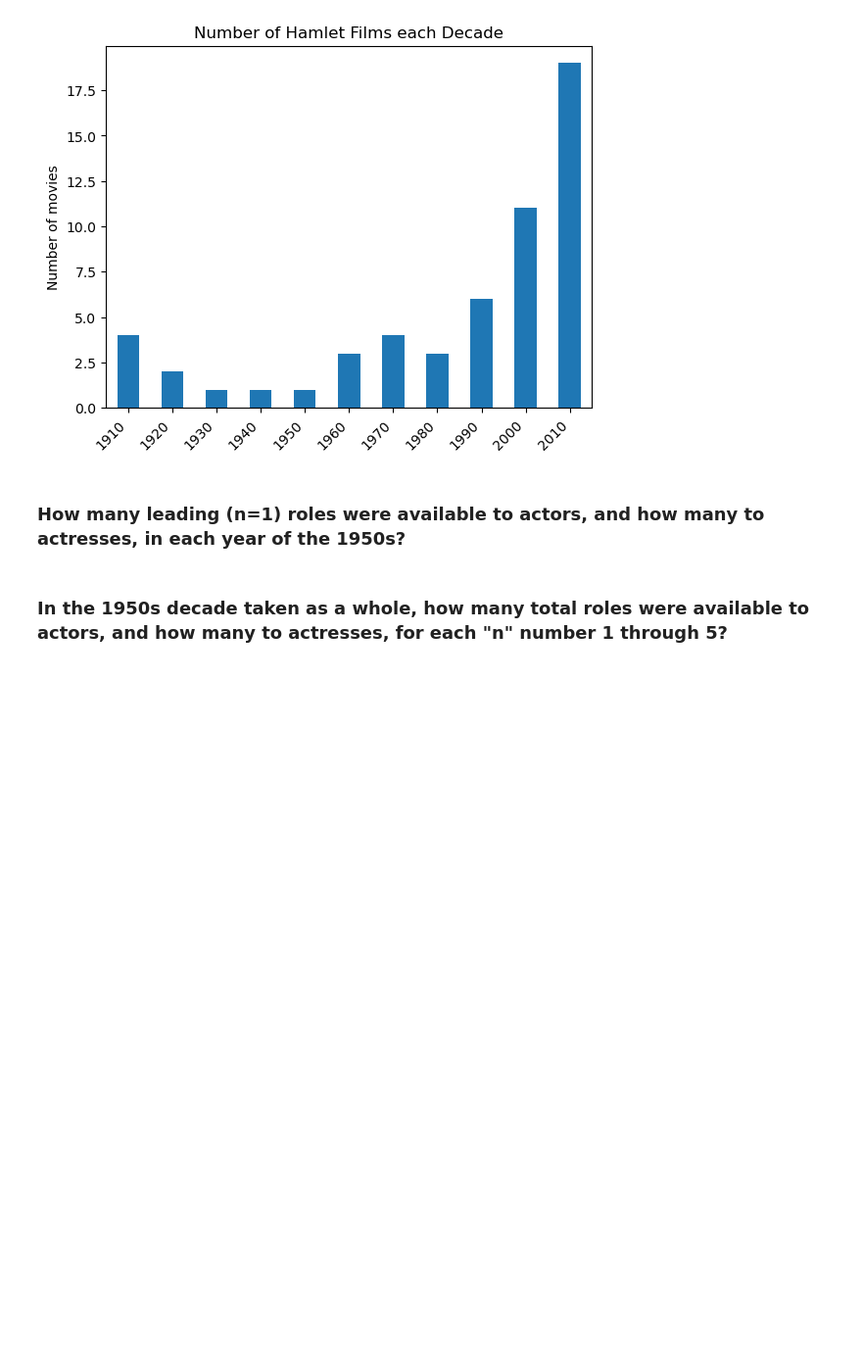
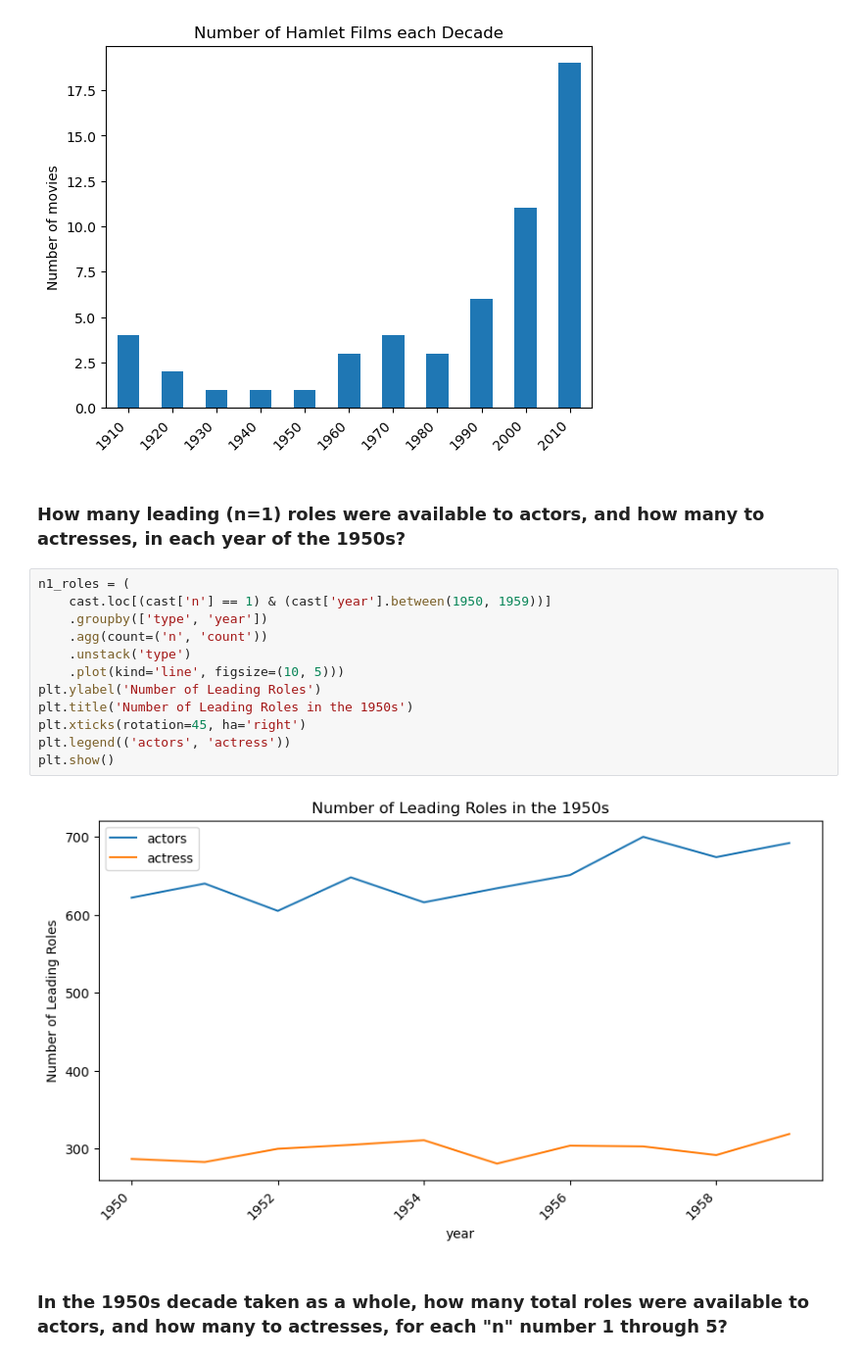
Before and after one commit to ronibars/pycon-pandas-tutorial, a Jupyter notebook: Exercises-3.ipynb, the cells around one changed output. Shown at 98% size. Cells and saved outputs as stored; diff of their text form; blank space fills up the shorter version.

```diff
--- a/Exercises-3.ipynb
+++ b/Exercises-3.ipynb
@@ -57,5 +57,19 @@ plt.show()
 [figure]
 # %% [markdown]
 ### How many leading (n=1) roles were available to actors, and how many to actresses, in each year of the 1950s?
+# %%
+n1_roles = (
+    cast.loc[(cast['n'] == 1) & (cast['year'].between(1950, 1959))]
+    .groupby(['type', 'year'])
+    .agg(count=('n', 'count'))
+    .unstack('type')
+    .plot(kind='line', figsize=(10, 5)))
+plt.ylabel('Number of Leading Roles')
+plt.title('Number of Leading Roles in the 1950s')
+plt.xticks(rotation=45, ha='right')
+plt.legend(('actors', 'actress'))
+plt.show()
+# %% [output]
+[figure, added]
 # %% [markdown]
 ### In the 1950s decade taken as a whole, how many total roles were available to actors, and how many to actresses, for each "n" number 1 through 5?
```
Also changed, not shown: parts of 5 cells of this notebook.
